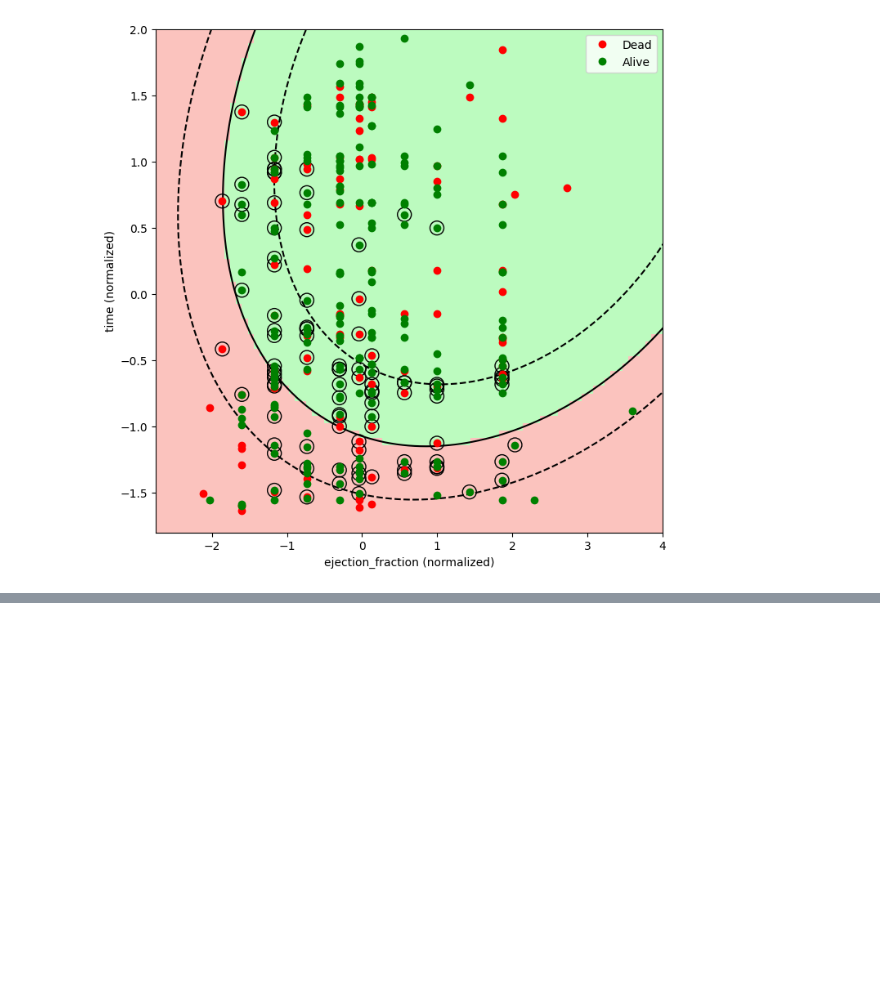
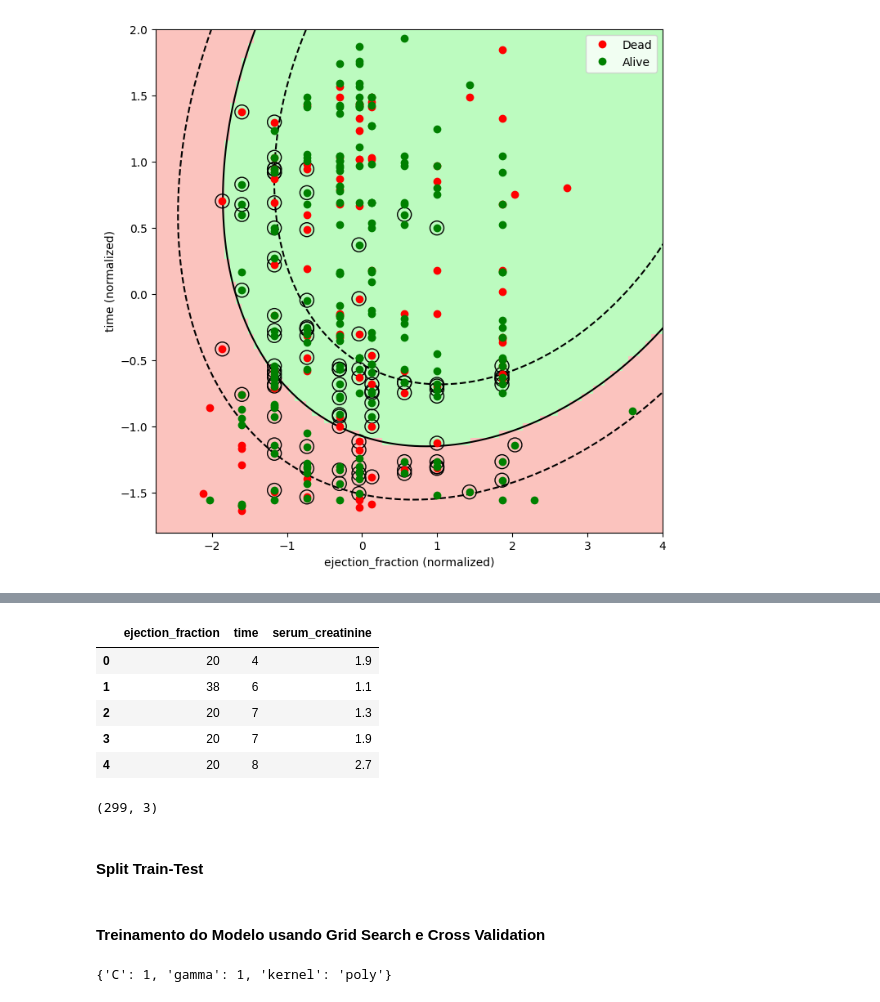
Before and after one commit to JoaoGabrielTN/Pratica-SVM, a Jupyter notebook: Data_Analysis.ipynb, the cells around one changed output, grey strips where cells are left out. Drawn from its saved outputs; the diff is of its cells as text; code cells hidden in the pictures; blank space fills up the shorter version.

```diff
--- a/Data_Analysis.ipynb
+++ b/Data_Analysis.ipynb
@@ -368,0 +382,20 @@ ax.legend()
+# %%
+# Separar os atributos
+
+X3 = X[['ejection_fraction', "time", "serum_creatinine"]]
+X3.head()
+# %% [output]
+|  | ejection_fraction | time | serum_creatinine |
+| 0 | 20 | 4 | 1.9 |
+| 1 | 38 | 6 | 1.1 |
+| 2 | 20 | 7 | 1.3 |
+| 3 | 20 | 7 | 1.9 |
+| 4 | 20 | 8 | 2.7 |
+# %%
+# Confirmando a quantidade
+
+X3.shape
+# %% [output]
+(299, 3)
+# %% [markdown]
+#### Split Train-Test
@@ -368,0 +410,2 @@ ax.legend()
+# %% [markdown]
+#### Treinamento do Modelo usando Grid Search e Cross Validation
@@ -368,0 +416,7 @@ ax.legend()
+# %%
+# Vizualizando quais foram os melhores parâmetros
+# Podemos observar que ele mudou todos os valores do parâmetros
+
+grid.best_params_
+# %% [output]
+{'C': 1, 'gamma': 1, 'kernel': 'poly'}
```
Also changed, not shown: parts of 22 cells of this notebook.
